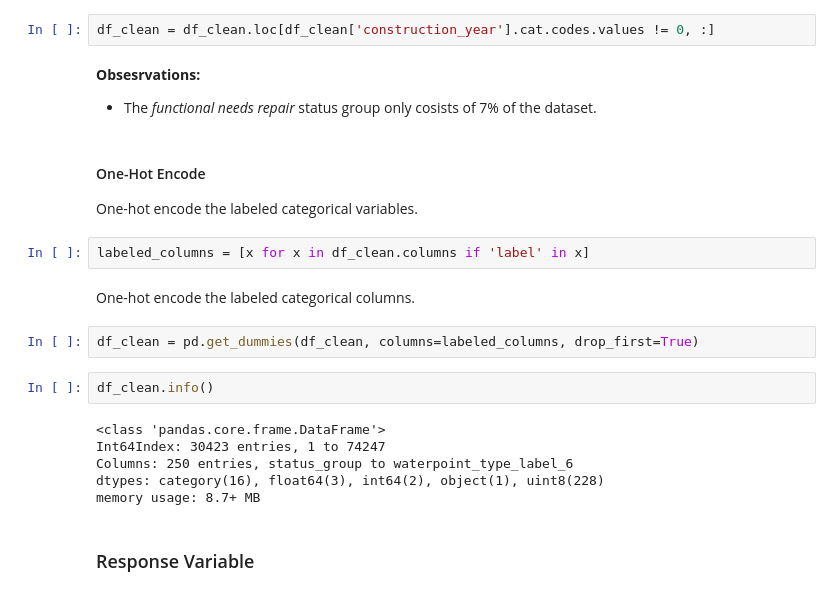
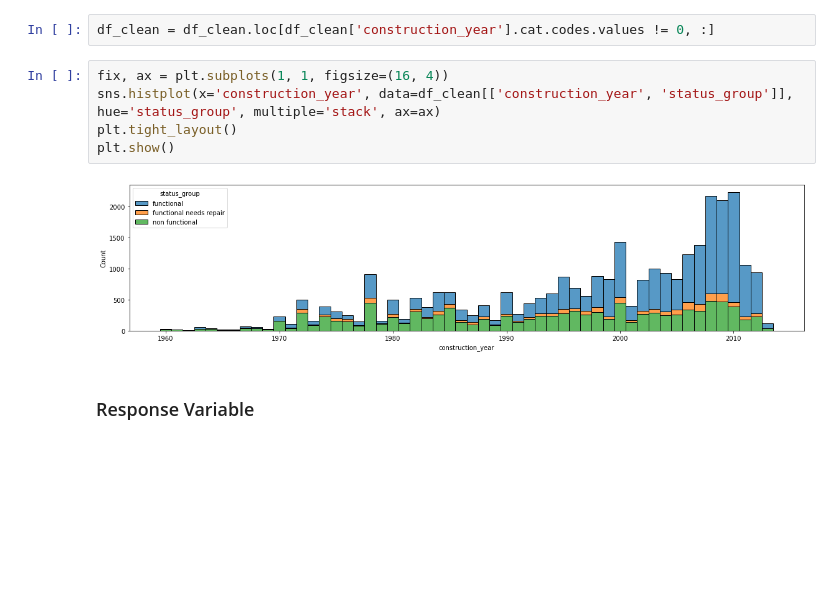
Before and after one commit to dmclark53/Springboard, a Jupyter notebook: Capstone-Project-Two/notebooks/Water_Pumps_EDA.ipynb, the cells around one changed output. Cells and saved outputs as stored; diff of their text form; blank space fills up the shorter version.

```diff
--- a/Capstone-Project-Two/notebooks/Water_Pumps_EDA.ipynb
+++ b/Capstone-Project-Two/notebooks/Water_Pumps_EDA.ipynb
@@ -614,26 +603,13 @@ The percent of construction years that are zero is 1.84%.
 I will drop rows that do not have any construction year information.
 # %%
 df_clean = df_clean.loc[df_clean['construction_year'].cat.codes.values != 0, :]
-# %% [markdown]
-**Obsesrvations:**
-* The *functional needs repair* status group only cosists of 7% of the dataset.
-# %% [markdown]
-#### One-Hot Encode
-One-hot encode the labeled categorical variables.
-# %%
-labeled_columns = [x for x in df_clean.columns if 'label' in x]
-# %% [markdown]
-One-hot encode the labeled categorical columns.
-# %%
-df_clean = pd.get_dummies(df_clean, columns=labeled_columns, drop_first=True)
-# %%
-df_clean.info()
-# %% [output]
-<class 'pandas.core.frame.DataFrame'>
-Int64Index: 30423 entries, 1 to 74247
-Columns: 250 entries, status_group to waterpoint_type_label_6
-dtypes: category(16), float64(3), int64(2), object(1), uint8(228)
-memory usage: 8.7+ MB
+# %%
+fix, ax = plt.subplots(1, 1, figsize=(16, 4))
+sns.histplot(x='construction_year', data=df_clean[['construction_year', 'status_group']], hue='status_group', multiple='stack', ax=ax)
+plt.tight_layout()
+plt.show()
+# %% [output]
+[figure, added]
 # %% [markdown]
 ### Response Variable
 # %%
```
Also changed, not shown: parts of 27 cells of this notebook, 1 other file.
